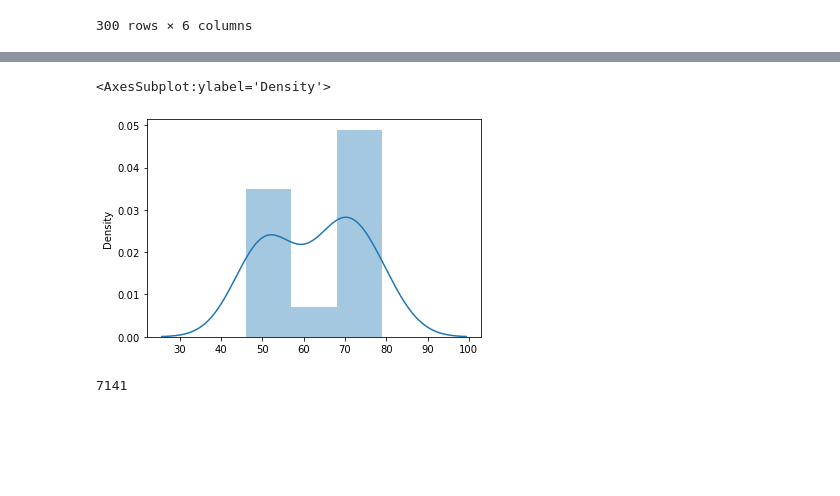
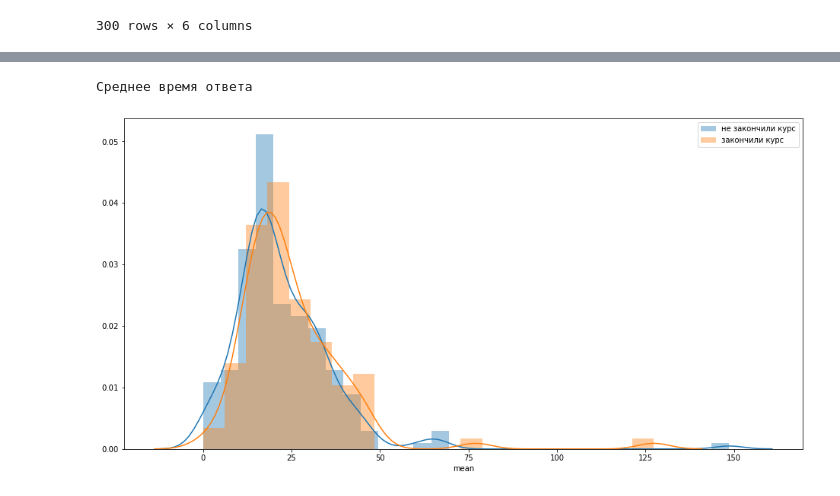
Before and after one commit to deethereal/Sirius_project, a Jupyter notebook: data_and_2.ipynb, the cells around one changed output, grey strips where cells are left out. Drawn from its saved outputs; the diff is of its cells as text; code cells hidden in the pictures; blank space fills up the shorter version.

Commit message:
Add files via upload
groupby is good, but I like to complicate

```diff
--- a/data_and_2.ipynb
+++ b/data_and_2.ipynb
@@ -460,9 +406,10 @@ for i in range(len(df['user_id'])):
 def q_9(x):
     return np.quantile(x, 0.9)
 q_9.__name__ = '0.9 quantile'
-df.groupby(['user_id']).agg({'hours_diff':['mean',q_9,'median','max'],
+df1 = df.groupby(['user_id']).agg({'hours_diff':['mean',q_9,'median','max'],
                          'size_of_answer':'mean',
                          'size_of_review':'mean'})
+df1
 # %% [output]
 |  | hours_diff |  |  |  | size_of_answer | size_of_review |
 |  | mean | 0.9 quantile | median | max | mean | mean |
@@ -487,0 +461,4 @@ len(T)
+# %%
+df1['last answer'] = last_answer
+df1['is_achieved'] = w
+df1.head(10)
@@ -503,9 +481,15 @@ sb.distplot(a)
-# %%
-sb.distplot(b)
-# %% [output]
-<AxesSubplot:ylabel='Density'>
-[figure, removed]
-# %%
-count_bad
-# %% [output]
-7141
+# %%
+import seaborn as sb
+
+df_0 = df1.loc[df1['is_achieved'] == 0]
+df_1 = df1.loc[df1['is_achieved'] == 1]
+
+plt.figure(figsize=(16, 8))
+sb.distplot(df_0['hours_diff']['mean'], label = 'не закончили курс')
+sb.distplot(df_1['hours_diff']['mean'], label = 'закончили курс')
+print('Среднее время ответа')
+plt.legend()
+plt.show()
+# %% [output]
+Среднее время ответа
+[figure, added]
```
Also changed, not shown: parts of 19 cells of this notebook.
